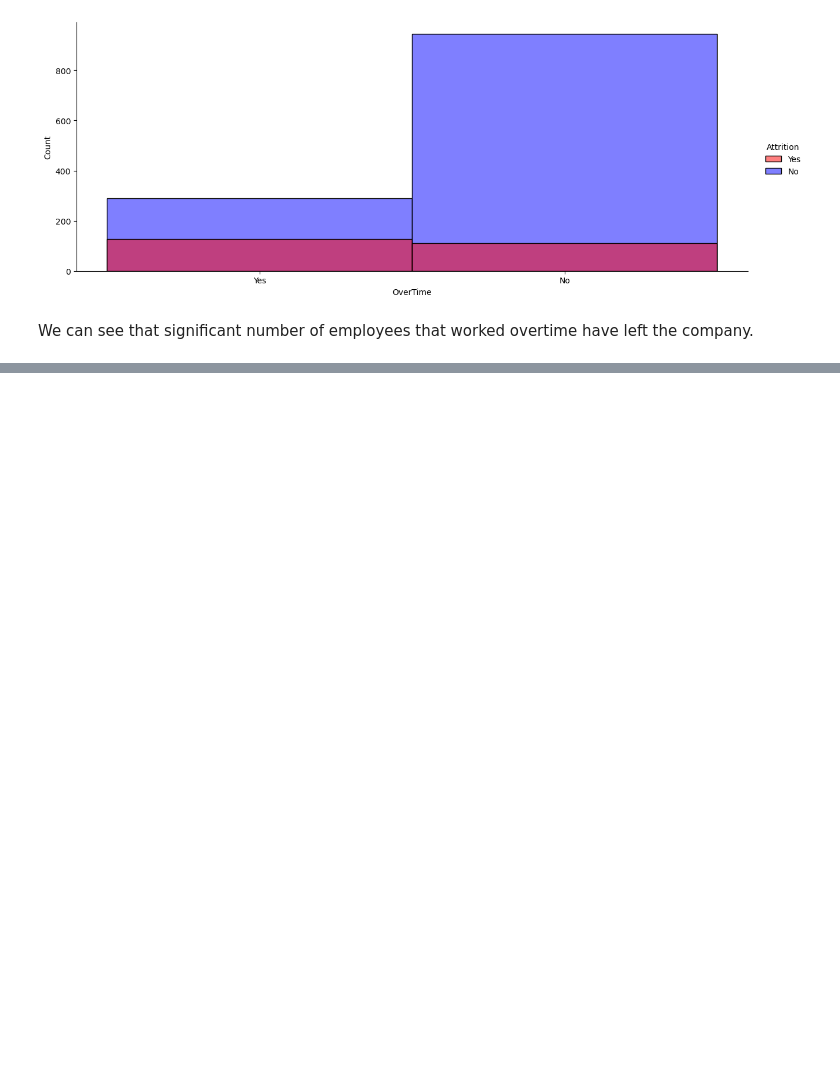
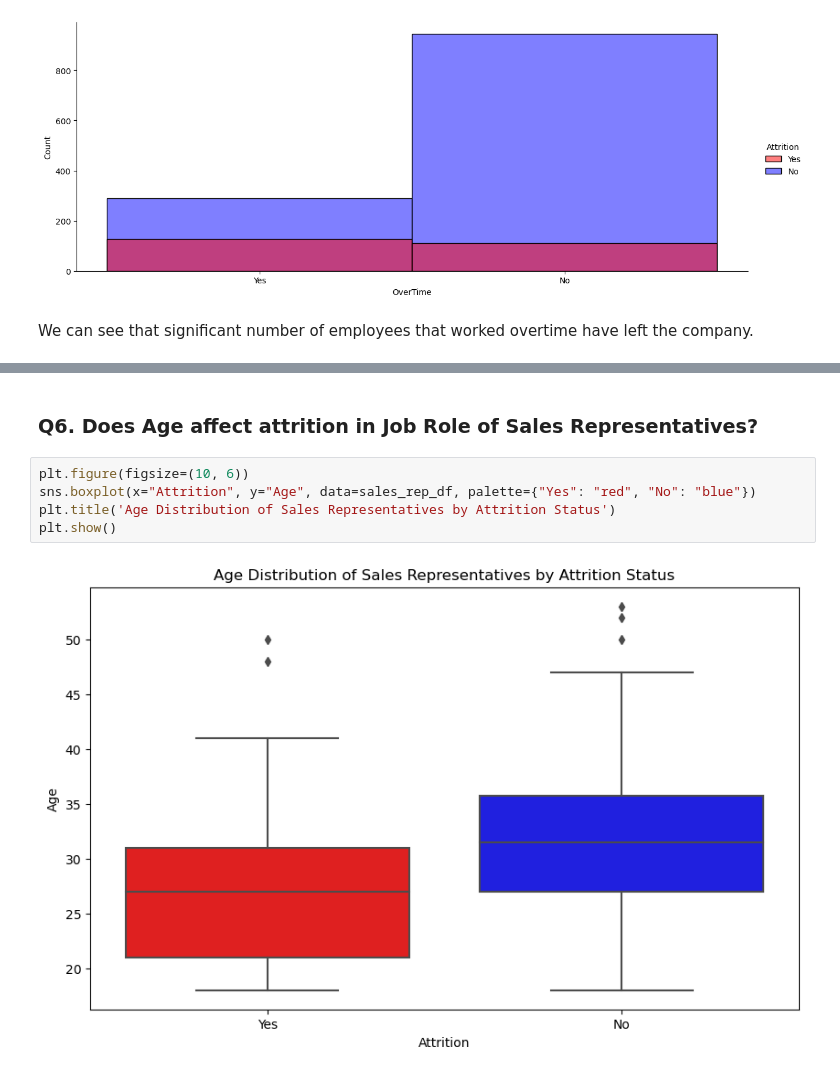
Before and after one commit to mbrigljevic/Employee-attrition-project-, a Jupyter notebook: Attrition in the company .ipynb, the cells around one changed output, grey strips where cells are left out. Saved outputs shown, nothing was run; the diff lists cells and outputs as text; blank space fills up the shorter version.

```diff
--- a/Attrition in the company .ipynb
+++ b/Attrition in the company .ipynb
@@ -224,0 +257,9 @@ We can see that significant number of employees that worked overtime have left t
+# %% [markdown]
+### Q6. Does Age affect attrition in Job Role of Sales Representatives?
+# %%
+plt.figure(figsize=(10, 6))
+sns.boxplot(x="Attrition", y="Age", data=sales_rep_df, palette={"Yes": "red", "No": "blue"})
+plt.title('Age Distribution of Sales Representatives by Attrition Status')
+plt.show()
+# %% [output]
+[figure, added]
```
Also changed, not shown: parts of 15 cells of this notebook.
